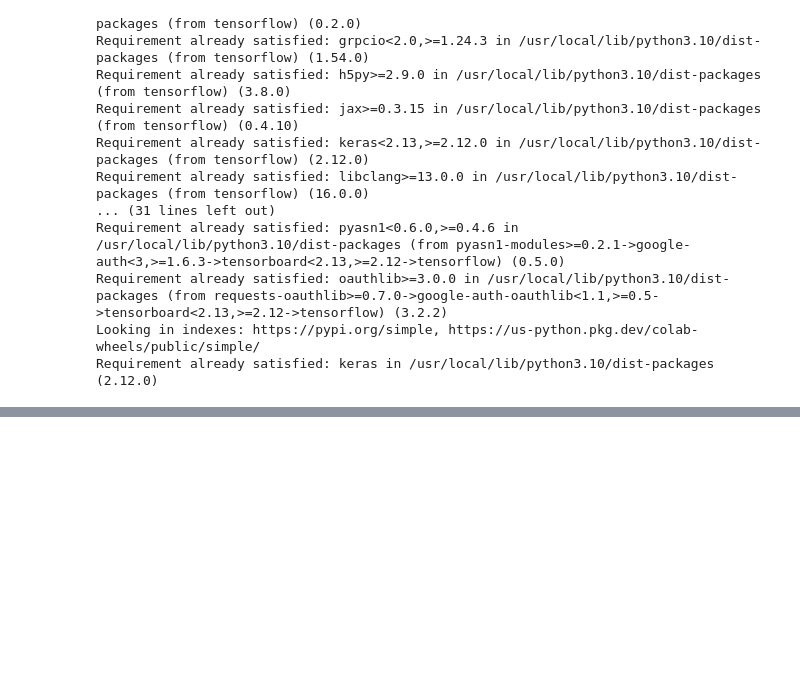
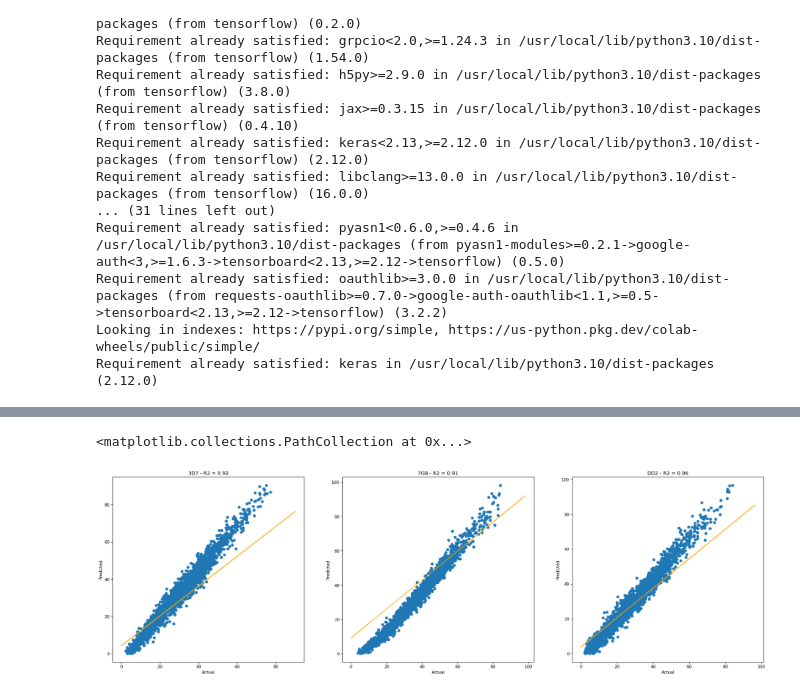
Before and after one commit to VariantCalling/VariantCalling, a Jupyter notebook: model_training_TF.ipynb, the cells around one changed output, grey strips where cells are left out. Cells and saved outputs as stored; diff of their text form; code cells hidden in the pictures; blank space fills up the shorter version.

```diff
--- a/model_training_TF.ipynb
+++ b/model_training_TF.ipynb
@@ -59,5 +59,6 @@ Progress:  0.0%% completed.     Computing alignment 0 of 10
 This section to test ratio_gen, which is wrapper for alignments
 """
 dg = vc.VariantCallingData()
-alignments, prob_lists = dg.simulate_clones(2000,100,0.01,0.01)
+alignments, prob_lists = dg.simulate_clones(10000,100,0.01,0.01)
+prob_lists = (np.array(prob_lists)*100).tolist()
 # %% [output]
@@ -72,6 +85,6 @@ alignments = [dg._array_dup(i,101) for i in alignments]
 print(len(alignments))
 print(alignments[8].shape)
 print(alignments[8])
-alignments_int = dg.char_to_int(alignments)
+alignments = dg.char_to_int(alignments)
 # %% [output]
 101
@@ -153,20 +145,27 @@ model.add(MaxPooling2D(pool_size = (nb_pool, nb_pool)))
 model.add(Activation('relu'))
 model.add(Conv2D(nb_filters, nb_conv, nb_conv,padding="same"))
 model.add(MaxPooling2D(pool_size = (nb_pool, nb_pool),padding="same"))
-model.add(Dropout(0.2))
+model.add(Dropout(0.1))
+model.add(Activation('relu'))
+model.add(Conv2D(nb_filters, nb_conv, nb_conv,padding="same"))
+model.add(MaxPooling2D(pool_size = (nb_pool, nb_pool),padding="same"))
 model.add(Activation('relu'))
 model.add(Conv2D(nb_filters, nb_conv, nb_conv,padding="same"))
 model.add(MaxPooling2D(pool_size = (nb_pool, nb_pool),padding="same"))
 model.add(Flatten())
 model.add(Dense(16))
+model.add(Dropout(0.1))
 model.add(Activation('relu'))
 model.add(Dense(16))
+model.add(Dropout(0.1))
 model.add(Activation('relu'))
-model.add(Dense(16))
-model.add(Activation('relu'))
+#model.add(Dense(24))
+#model.add(Dropout(0.2))
+#model.add(Activation('relu'))
 model.add(Dense(3))
 model.add(Activation('softmax'))
+model.add(Lambda(lambda x: x * 100))
 model.compile(metrics=['mse'],loss='categorical_crossentropy',optimizer='adam')
 # %%
-trained_model = model.fit(train_alignments, train_prob_lists, batch_size = batch_size, epochs = 500,  verbose = 1, validation_data = (valid_alignments, valid_prob_lists))
+trained_model = model.fit(train_alignments, train_prob_lists, batch_size = 64, epochs = 50,  verbose = 1, validation_data = (valid_alignments, valid_prob_lists))
 # %% [output]
@@ -219,0 +219,48 @@ with open('output.csv', 'w') as file:
+# %%
+# Data visualisation and performance evaluation
+import pandas as pd
+from scipy.stats import linregress
+from sklearn.metrics import r2_score
+
+df_predict = pd.DataFrame(predict_array)
+df_actual = pd.DataFrame(valid_prob_lists)
+
+# Setup the headers
+df_predict.columns = ["col_3D7", "col_7G8", "col_DD2"]
+df_actual.columns = ["col_3D7", "col_7G8", "col_DD2"]
+
+print(df_predict)
+print(df_actual)
+
+plt.figure(figsize=(28, 8), dpi=80)
+plt.subplot(1, 3, 1)
+r2 = r2_score(df_actual.col_3D7, df_predict.col_3D7)
+(m_1, b_1) = np.polyfit(df_actual.col_3D7, df_predict.col_3D7, 1)
+yp_1 = np.polyval([m_1, b_1], df_actual.col_3D7)
+plt.plot(df_actual.col_3D7, yp_1, color='orange')
+plt.title('3D7 - R2 = {r2_score}'.format(r2_score=round(r2,2)))
+plt.ylabel('Predicted')
+plt.xlabel('Actual')
+plt.scatter(df_predict.col_3D7, df_actual.col_3D7)
+
+plt.subplot(1, 3, 2)
+r2 = r2_score(df_actual.col_7G8, df_predict.col_7G8)
+(m_2, b_2) = np.polyfit(df_actual.col_7G8, df_predict.col_7G8, 1)
+yp_2 = np.polyval([m_2, b_2], df_actual.col_7G8)
+plt.plot(df_actual.col_7G8, yp_2, color='orange')
+plt.title('7G8 - R2 = {r2_score}'.format(r2_score=round(r2,2)))
+plt.ylabel('Predicted')
+plt.xlabel('Actual')
+plt.scatter(df_predict.col_7G8, df_actual.col_7G8)
+
+
+plt.subplot(1, 3, 3)
+(m_3, b_3) = np.polyfit(df_actual.col_DD2, df_predict.col_DD2, 1)
+yp_3 = np.polyval([m_3, b_3], df_actual.col_DD2)
+r2 = r2_score(yp_3, df_predict.col_DD2)
+plt.plot(df_actual.col_DD2, yp, color='orange')
+plt.title('DD2 - R2 = {r2_score}'.format(r2_score=round(r2,2)))
+plt.ylabel('Predicted')
+plt.xlabel('Actual')
+plt.scatter(df_predict.col_DD2, df_actual.col_DD2)
+# %% [output]
@@ -219,0 +284,2 @@ with open('output.csv', 'w') as file:
+<matplotlib.collections.PathCollection at 0x...>
+[figure, added]
```
Also changed, not shown: parts of 11 cells of this notebook.
